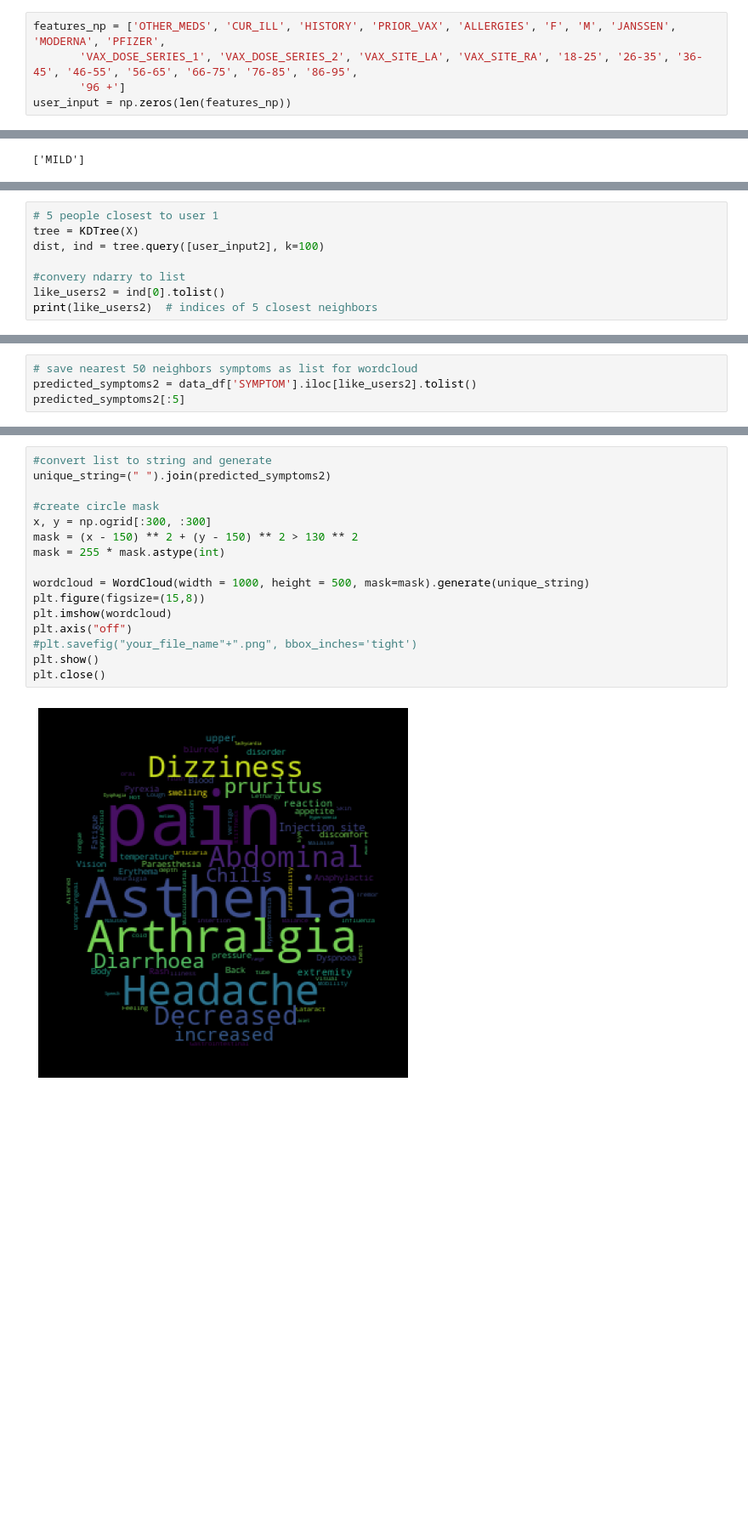
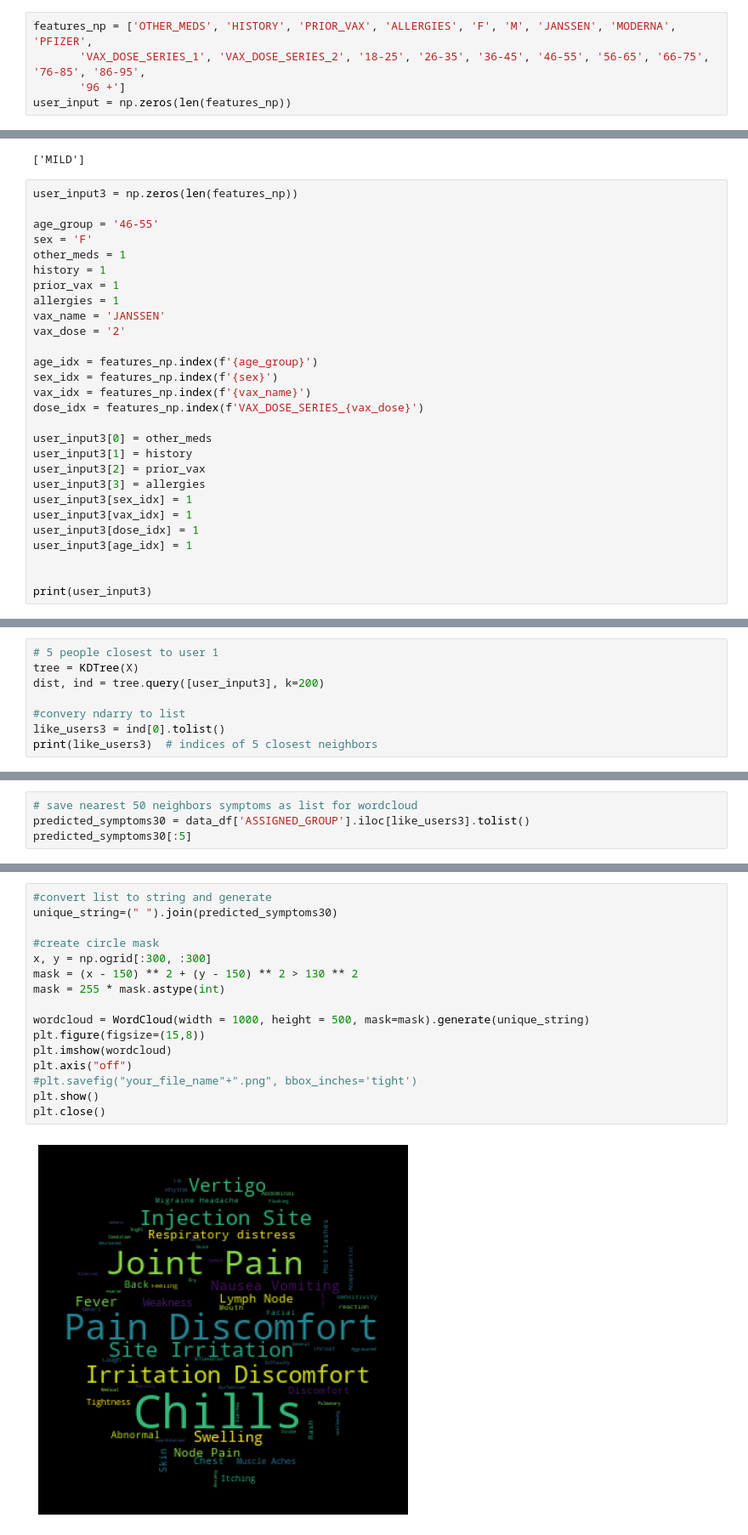
Before and after one commit to D11eleven/Vaccine_Side_Effects_Predictor, a Jupyter notebook: TL/KNN with input testing.ipynb, the cells around one changed output, grey strips where cells are left out. Shown: that part at 85% size. Cells and saved outputs as stored; diff of their text form; blank space fills up the shorter version.

```diff
--- a/TL/KNN with input testing.ipynb
+++ b/TL/KNN with input testing.ipynb
@@ -201,8 +265,8 @@ with open(f'../knn_model.pickle', 'wb') as f:
 # %% [markdown]
 # Practice Input
 # %%
-features_np = ['OTHER_MEDS', 'CUR_ILL', 'HISTORY', 'PRIOR_VAX', 'ALLERGIES', 'F', 'M', 'JANSSEN', 'MODERNA', 'PFIZER',
-       'VAX_DOSE_SERIES_1', 'VAX_DOSE_SERIES_2', 'VAX_SITE_LA', 'VAX_SITE_RA', '18-25', '26-35', '36-45', '46-55', '56-65', '66-75', '76-85', '86-95',
+features_np = ['OTHER_MEDS', 'HISTORY', 'PRIOR_VAX', 'ALLERGIES', 'F', 'M', 'JANSSEN', 'MODERNA', 'PFIZER',
+       'VAX_DOSE_SERIES_1', 'VAX_DOSE_SERIES_2', '18-25', '26-35', '36-45', '46-55', '56-65', '66-75', '76-85', '86-95',
        '96 +']
 user_input = np.zeros(len(features_np))
 # %%
@@ -289,3 +343,31 @@ predicted_symptoms2 = knn.predict([user_test2])
 print(severity[predicted_symptoms2])
 # %% [output]
 ['MILD']
+# %%
+user_input3 = np.zeros(len(features_np))
+
+age_group = '46-55'
+sex = 'F'
+other_meds = 1
+history = 1
+prior_vax = 1
+allergies = 1
+vax_name = 'JANSSEN'
+vax_dose = '2'
+
+age_idx = features_np.index(f'{age_group}')
+sex_idx = features_np.index(f'{sex}')
+vax_idx = features_np.index(f'{vax_name}')
+dose_idx = features_np.index(f'VAX_DOSE_SERIES_{vax_dose}')
+
+user_input3[0] = other_meds
+user_input3[1] = history
+user_input3[2] = prior_vax
+user_input3[3] = allergies
+user_input3[sex_idx] = 1
+user_input3[vax_idx] = 1
+user_input3[dose_idx] = 1
+user_input3[age_idx] = 1
+
+
+print(user_input3)
@@ -292,9 +383,9 @@ print(severity[predicted_symptoms2])
 # %%
 # 5 people closest to user 1
 tree = KDTree(X)
-dist, ind = tree.query([user_input2], k=100)
+dist, ind = tree.query([user_input3], k=200)
 
 #convery ndarry to list
-like_users2 = ind[0].tolist()
-print(like_users2)  # indices of 5 closest neighbors
+like_users3 = ind[0].tolist()
+print(like_users3)  # indices of 5 closest neighbors
 # %% [output]
@@ -302,5 +393,5 @@ print(like_users2)  # indices of 5 closest neighbors
 # %%
 # save nearest 50 neighbors symptoms as list for wordcloud
-predicted_symptoms2 = data_df['SYMPTOM'].iloc[like_users2].tolist()
-predicted_symptoms2[:5]
+predicted_symptoms30 = data_df['ASSIGNED_GROUP'].iloc[like_users3].tolist()
+predicted_symptoms30[:5]
 # %% [output]
@@ -308,18 +399,18 @@ predicted_symptoms2[:5]
 # %%
 #convert list to string and generate
-unique_string=(" ").join(predicted_symptoms2)
+unique_string=(" ").join(predicted_symptoms30)
 
 #create circle mask
 x, y = np.ogrid[:300, :300]
 mask = (x - 150) ** 2 + (y - 150) ** 2 > 130 ** 2
 mask = 255 * mask.astype(int)
 
 wordcloud = WordCloud(width = 1000, height = 500, mask=mask).generate(unique_string)
 plt.figure(figsize=(15,8))
 plt.imshow(wordcloud)
 plt.axis("off")
 #plt.savefig("your_file_name"+".png", bbox_inches='tight')
 plt.show()
 plt.close()
 # %% [output]
-[figure, old version]
+[figure, new version]
```
Also changed, not shown: parts of 24 cells of this notebook, 7 other files.
